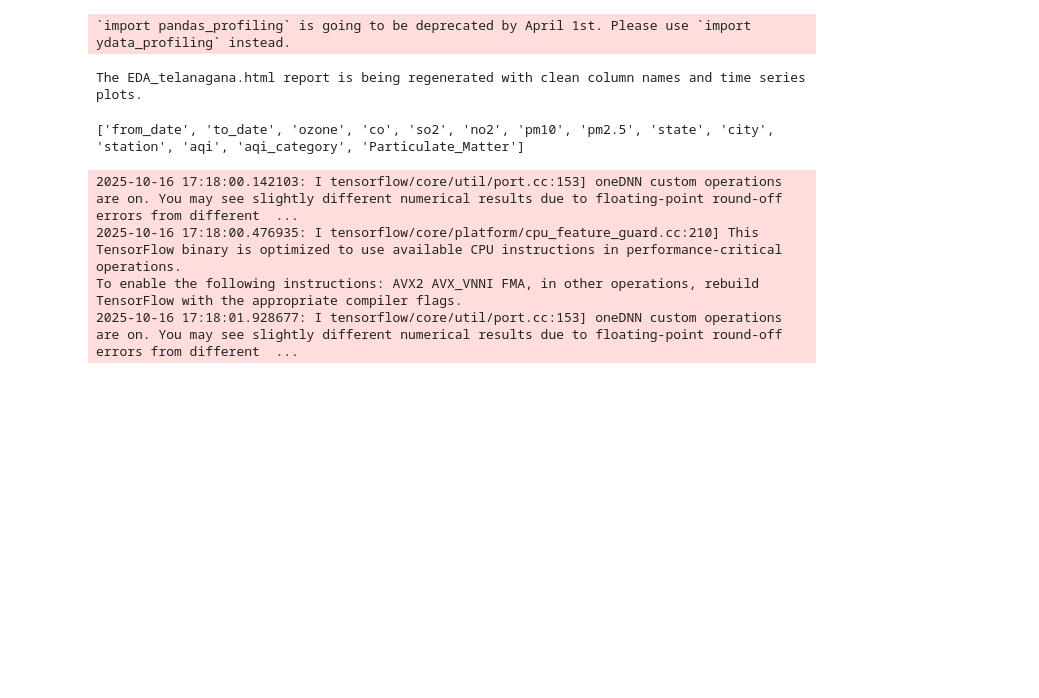
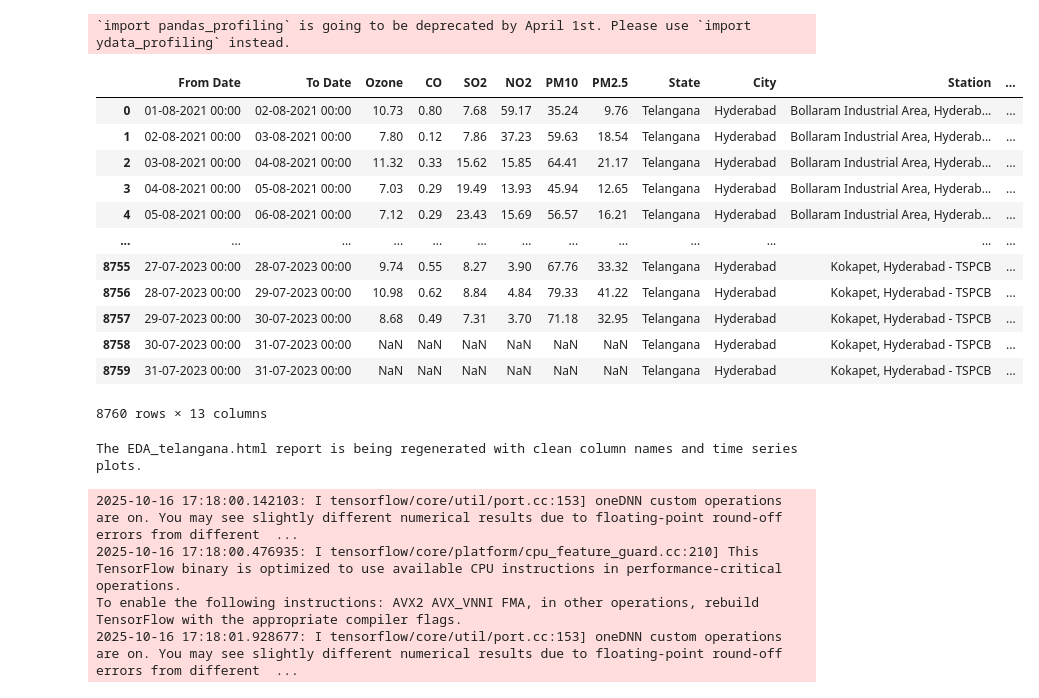
Before and after one commit to Vagdevi1512/Environmental, a Jupyter notebook: Telangana.ipynb, the cells around one changed output. Saved outputs shown, nothing was run; the diff lists cells and outputs as text; code cells hidden in the pictures; blank space fills up the shorter version.

```diff
--- a/Telangana.ipynb
+++ b/Telangana.ipynb
@@ -363,6 +363,21 @@ Improve your data and profiling with ydata-sdk, featuring data quality scoring,
 `import pandas_profiling` is going to be deprecated by April 1st. Please use `import ydata_profiling` instead.
 # %%
 data = pd.read_csv("Telangana.csv")
+data
+# %% [output]
+|  | From Date | To Date | Ozone | CO | SO2 | NO2 | PM10 | PM2.5 | State | City | Station | ... |
+| 0 | 01-08-2021 00:00 | 02-08-2021 00:00 | 10.73 | 0.80 | 7.68 | 59.17 | 35.24 | 9.76 | Telangana | Hyderabad | Bollaram Industrial Area, Hyderab... | ... |
+| 1 | 02-08-2021 00:00 | 03-08-2021 00:00 | 7.80 | 0.12 | 7.86 | 37.23 | 59.63 | 18.54 | Telangana | Hyderabad | Bollaram Industrial Area, Hyderab... | ... |
+| 2 | 03-08-2021 00:00 | 04-08-2021 00:00 | 11.32 | 0.33 | 15.62 | 15.85 | 64.41 | 21.17 | Telangana | Hyderabad | Bollaram Industrial Area, Hyderab... | ... |
+| 3 | 04-08-2021 00:00 | 05-08-2021 00:00 | 7.03 | 0.29 | 19.49 | 13.93 | 45.94 | 12.65 | Telangana | Hyderabad | Bollaram Industrial Area, Hyderab... | ... |
+| 4 | 05-08-2021 00:00 | 06-08-2021 00:00 | 7.12 | 0.29 | 23.43 | 15.69 | 56.57 | 16.21 | Telangana | Hyderabad | Bollaram Industrial Area, Hyderab... | ... |
+| ... | ... | ... | ... | ... | ... | ... | ... | ... | ... | ... | ... | ... |
+| 8755 | 27-07-2023 00:00 | 28-07-2023 00:00 | 9.74 | 0.55 | 8.27 | 3.90 | 67.76 | 33.32 | Telangana | Hyderabad | Kokapet, Hyderabad - TSPCB | ... |
+| 8756 | 28-07-2023 00:00 | 29-07-2023 00:00 | 10.98 | 0.62 | 8.84 | 4.84 | 79.33 | 41.22 | Telangana | Hyderabad | Kokapet, Hyderabad - TSPCB | ... |
+| 8757 | 29-07-2023 00:00 | 30-07-2023 00:00 | 8.68 | 0.49 | 7.31 | 3.70 | 71.18 | 32.95 | Telangana | Hyderabad | Kokapet, Hyderabad - TSPCB | ... |
+| 8758 | 30-07-2023 00:00 | 31-07-2023 00:00 | NaN | NaN | NaN | NaN | NaN | NaN | Telangana | Hyderabad | Kokapet, Hyderabad - TSPCB | ... |
+| 8759 | 31-07-2023 00:00 | 31-07-2023 00:00 | NaN | NaN | NaN | NaN | NaN | NaN | Telangana | Hyderabad | Kokapet, Hyderabad - TSPCB | ... |
+8760 rows × 13 columns
 # %%
 import pandas as pd
 from pandas_profiling import ProfileReport # Or ydata_profiling
@@ -381,16 +396,12 @@ data.columns = data.columns.str.strip()
 # except KeyError:
 #     print("Column 'From Date' not found after stripping whitespace. Check column names.")
 
-profile = data.profile_report(title="EDA with AQI", explorative=True)
+profile = data.profile_report(title="EDA of Telangana", explorative=True)
 profile.to_file(output_file="EDA_telangana.html")
 
-print("The EDA_telanagana.html report is being regenerated with clean column names and time series plots.")
+print("The EDA_telangana.html report is being regenerated with clean column names and time series plots.")
 # %% [output]
-The EDA_telanagana.html report is being regenerated with clean column names and time series plots.
+The EDA_telangana.html report is being regenerated with clean column names and time series plots.
-# %%
-print(city_day.columns.tolist())
-# %% [output]
-['from_date', 'to_date', 'ozone', 'co', 'so2', 'no2', 'pm10', 'pm2.5', 'state', 'city', 'station', 'aqi', 'aqi_category', 'Particulate_Matter']
 # %%
 import pandas as pd
 import numpy as np
```
Also changed, not shown: 3 other files.
